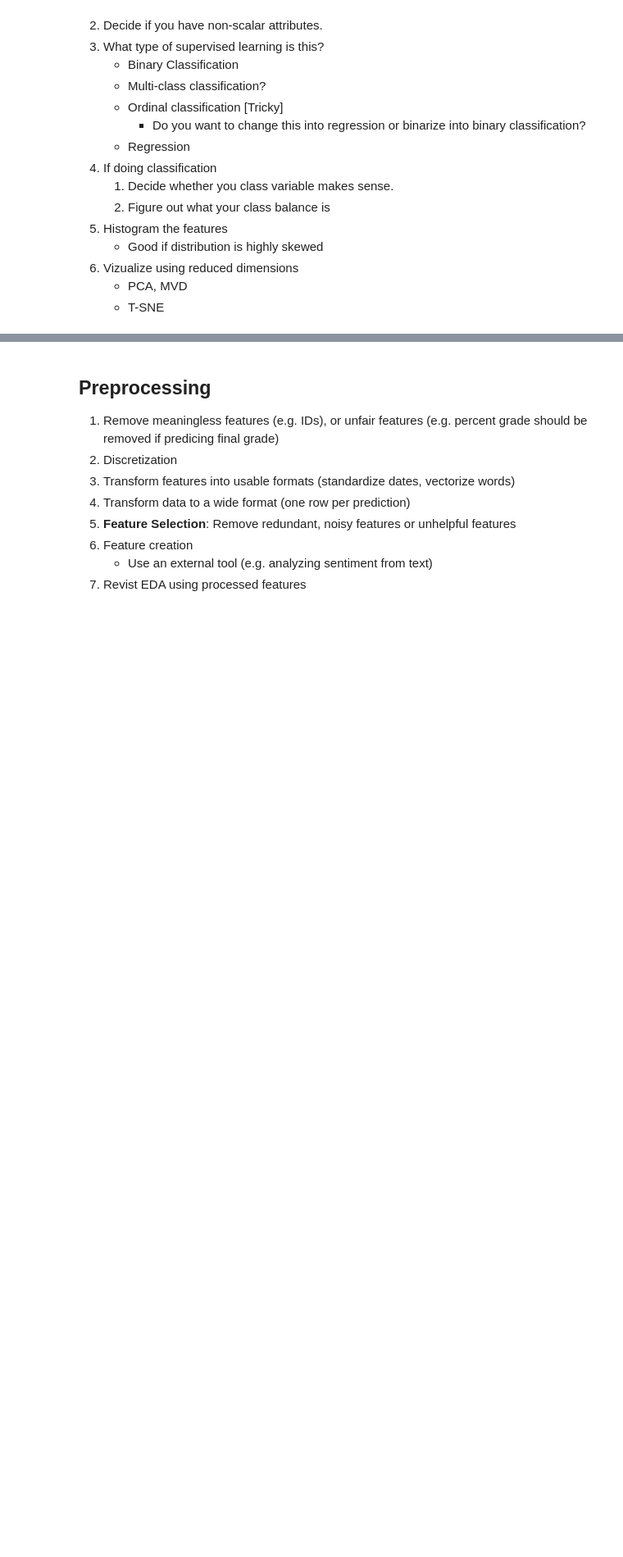
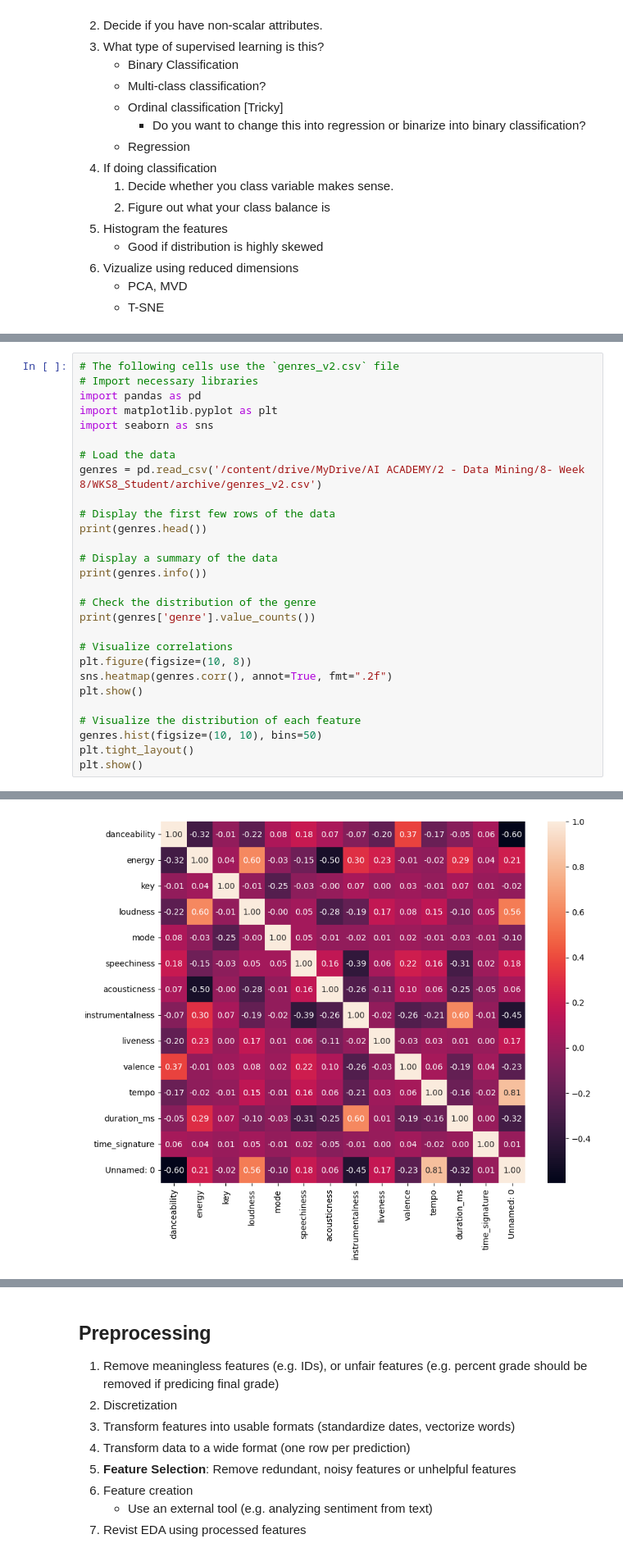
Before and after one commit to michaelwnau/_my_notebooks_ML_data_science, a Jupyter notebook: spotify_exploratory_analysis_P1.ipynb, the cells around one changed output, grey strips where cells are left out. Shown at 82% size. Cells and saved outputs as stored; diff of their text form; blank space fills up the shorter version.

```diff
--- a/spotify_exploratory_analysis_P1.ipynb
+++ b/spotify_exploratory_analysis_P1.ipynb
@@ -152,0 +197,29 @@ weighted avg       1.00      1.00      1.00         8
+# %%
+# The following cells use the `genres_v2.csv` file
+# Import necessary libraries
+import pandas as pd
+import matplotlib.pyplot as plt
+import seaborn as sns
+
+# Load the data
+genres = pd.read_csv('/content/drive/MyDrive/AI ACADEMY/2 - Data Mining/8- Week 8/WKS8_Student/archive/genres_v2.csv')
+
+# Display the first few rows of the data
+print(genres.head())
+
+# Display a summary of the data
+print(genres.info())
+
+# Check the distribution of the genre
+print(genres['genre'].value_counts())
+
+# Visualize correlations
+plt.figure(figsize=(10, 8))
+sns.heatmap(genres.corr(), annot=True, fmt=".2f")
+plt.show()
+
+# Visualize the distribution of each feature
+genres.hist(figsize=(10, 10), bins=50)
+plt.tight_layout()
+plt.show()
+# %% [output]
@@ -152,0 +243 @@ weighted avg       1.00      1.00      1.00         8
+[figure, added]
```
Also changed, not shown: parts of 10 cells of this notebook.
